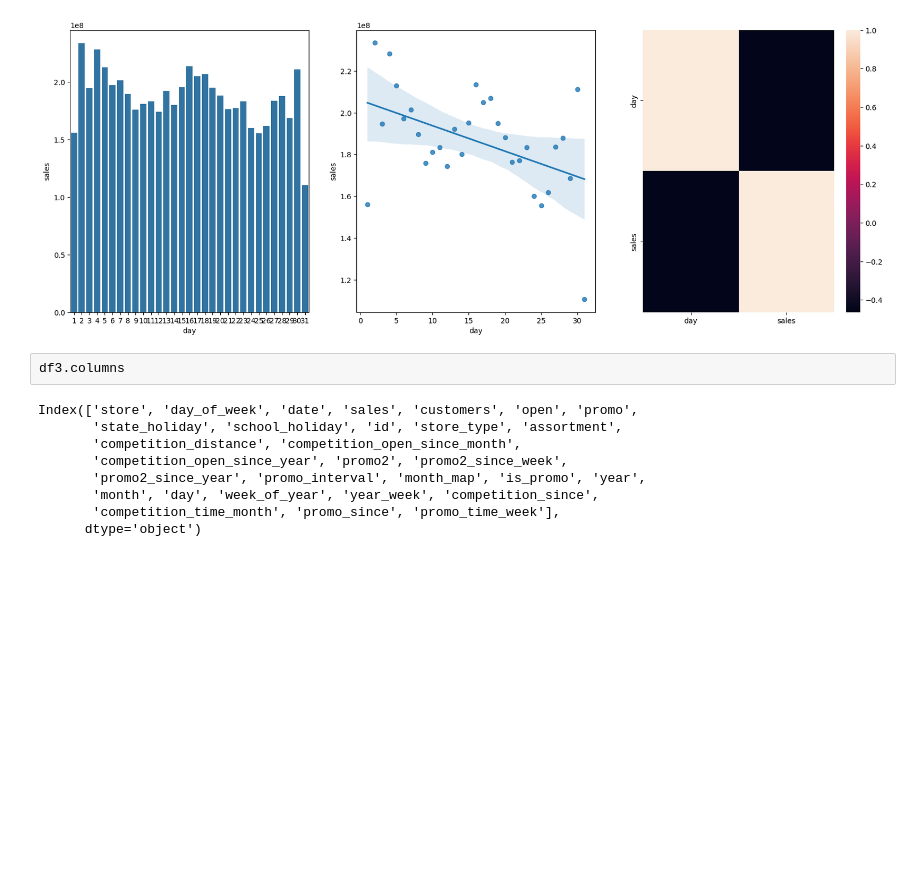
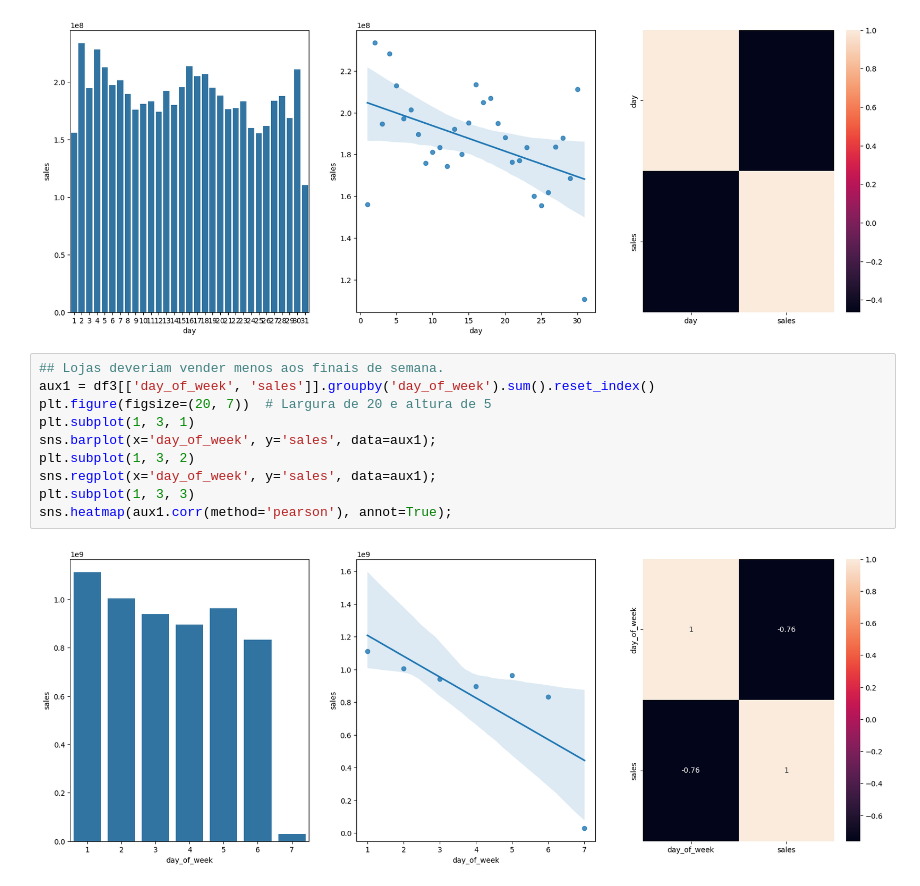
Before and after one commit to IgMnT/DSEmProducao, a Jupyter notebook: store_sales_prediction.ipynb, the cells around one changed output. Drawn from its saved outputs; the diff is of its cells as text; blank space fills up the shorter version.

```diff
--- a/store_sales_prediction.ipynb
+++ b/store_sales_prediction.ipynb
@@ -269,14 +350,15 @@ plt.subplot(1, 3, 3)
 sns.heatmap(aux1.corr(method='pearson'));
 # %% [output]
 [figure]
-# %%
-df3.columns
-# %% [output]
-Index(['store', 'day_of_week', 'date', 'sales', 'customers', 'open', 'promo',
-       'state_holiday', 'school_holiday', 'id', 'store_type', 'assortment',
-       'competition_distance', 'competition_open_since_month',
-       'competition_open_since_year', 'promo2', 'promo2_since_week',
-       'promo2_since_year', 'promo_interval', 'month_map', 'is_promo', 'year',
-       'month', 'day', 'week_of_year', 'year_week', 'competition_since',
-       'competition_time_month', 'promo_since', 'promo_time_week'],
-      dtype='object')
+# %%
+## Lojas deveriam vender menos aos finais de semana.
+aux1 = df3[['day_of_week', 'sales']].groupby('day_of_week').sum().reset_index()
+plt.figure(figsize=(20, 7))  # Largura de 20 e altura de 5
+plt.subplot(1, 3, 1)
+sns.barplot(x='day_of_week', y='sales', data=aux1);
+plt.subplot(1, 3, 2)
+sns.regplot(x='day_of_week', y='sales', data=aux1);
+plt.subplot(1, 3, 3)
+sns.heatmap(aux1.corr(method='pearson'), annot=True);
+# %% [output]
+[figure, added]
```
Also changed, not shown: parts of 16 cells of this notebook.
